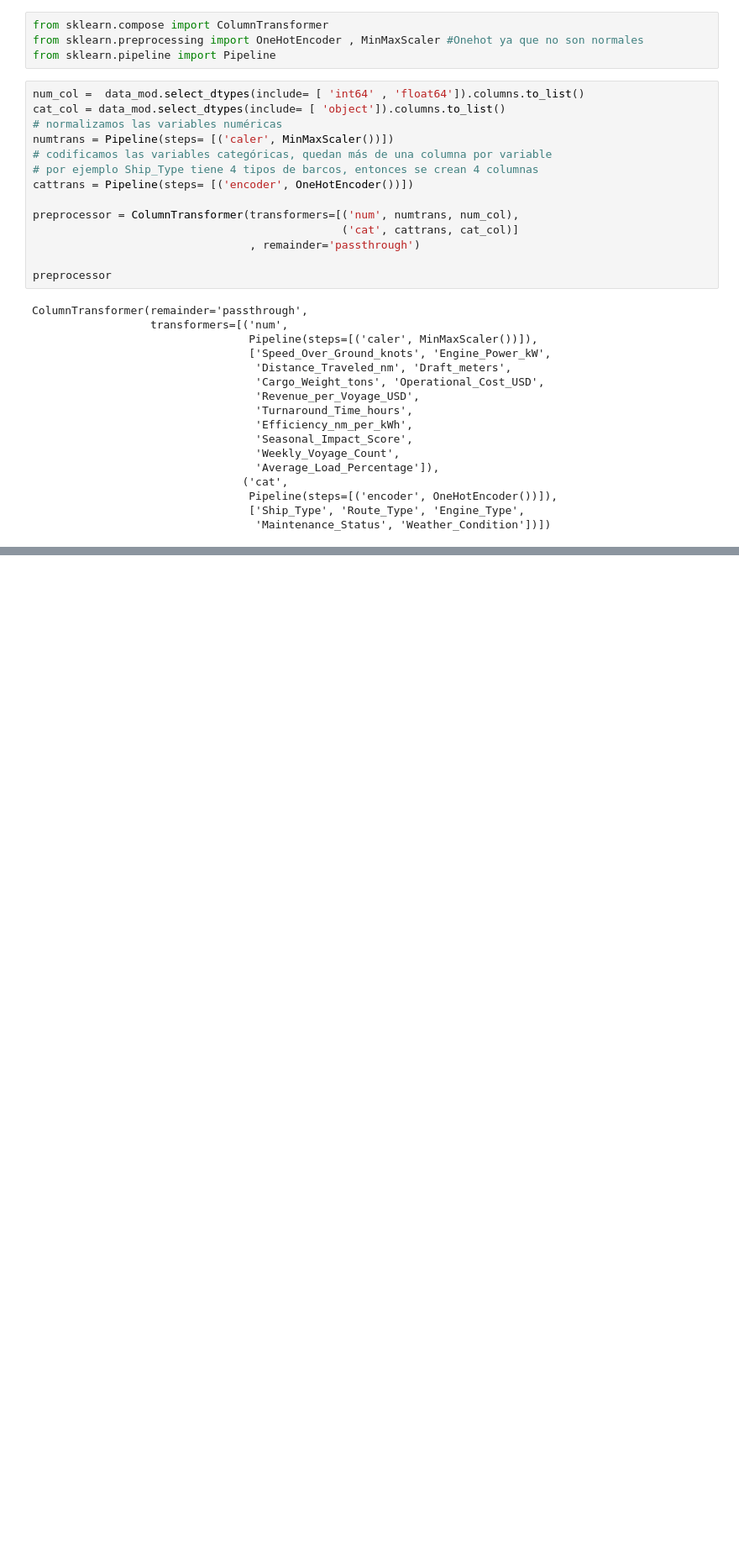
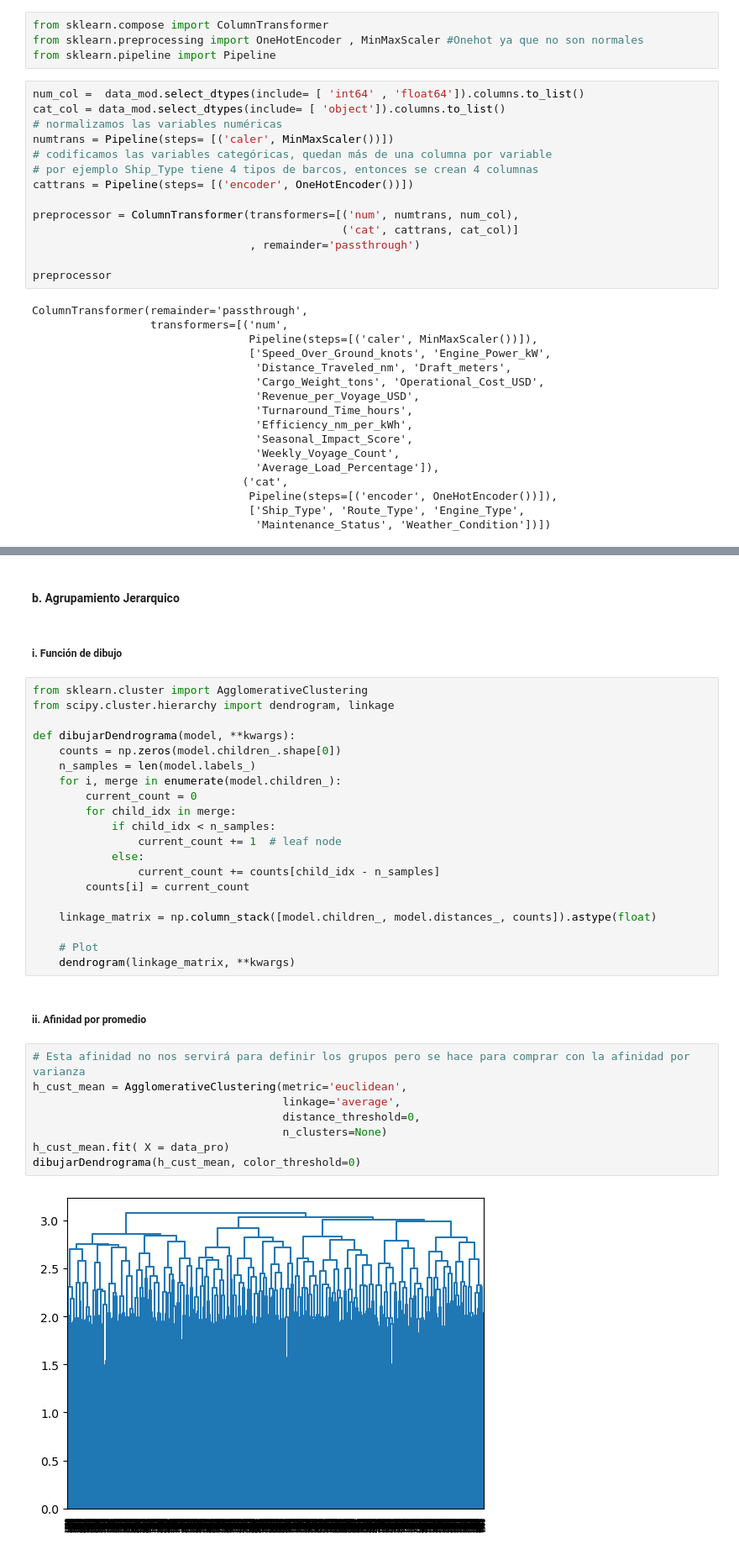
Before and after one commit to PeterWYC1/GroupingProblem, a Jupyter notebook: caso3.ipynb, the cells around one changed output, grey strips where cells are left out. Shown: that part at 84% size. Saved outputs shown, nothing was run; the diff lists cells and outputs as text; blank space fills up the shorter version.

```diff
--- a/caso3.ipynb
+++ b/caso3.ipynb
@@ -281,0 +354,36 @@ memory usage: 482.0 KB
+# %% [markdown]
+#### b. Agrupamiento Jerarquico
+# %% [markdown]
+##### i. Función de dibujo
+# %%
+from sklearn.cluster import AgglomerativeClustering
+from scipy.cluster.hierarchy import dendrogram, linkage
+
+def dibujarDendrograma(model, **kwargs):
+    counts = np.zeros(model.children_.shape[0])
+    n_samples = len(model.labels_)
+    for i, merge in enumerate(model.children_):
+        current_count = 0
+        for child_idx in merge:
+            if child_idx < n_samples:
+                current_count += 1  # leaf node
+            else:
+                current_count += counts[child_idx - n_samples]
+        counts[i] = current_count
+
+    linkage_matrix = np.column_stack([model.children_, model.distances_, counts]).astype(float)
+
+    # Plot
+    dendrogram(linkage_matrix, **kwargs)
+# %% [markdown]
+##### ii. Afinidad por promedio
+# %%
+# Esta afinidad no nos servirá para definir los grupos pero se hace para comprar con la afinidad por varianza
+h_cust_mean = AgglomerativeClustering(metric='euclidean',
+                                      linkage='average',
+                                      distance_threshold=0,
+                                      n_clusters=None)
+h_cust_mean.fit( X = data_pro)
+dibujarDendrograma(h_cust_mean, color_threshold=0)
+# %% [output]
+[figure, added]
```
Also changed, not shown: parts of 21 cells of this notebook.
